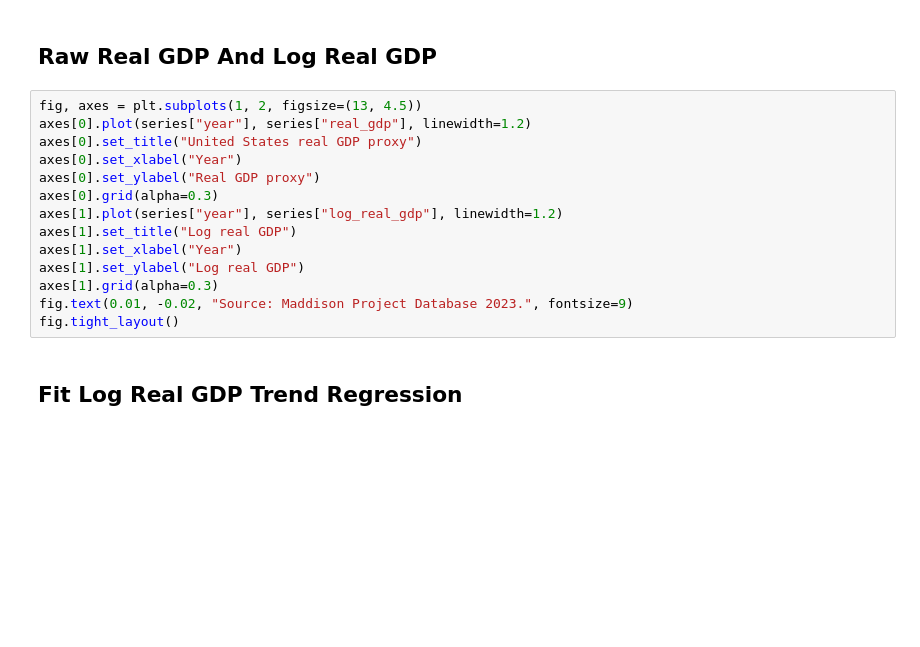
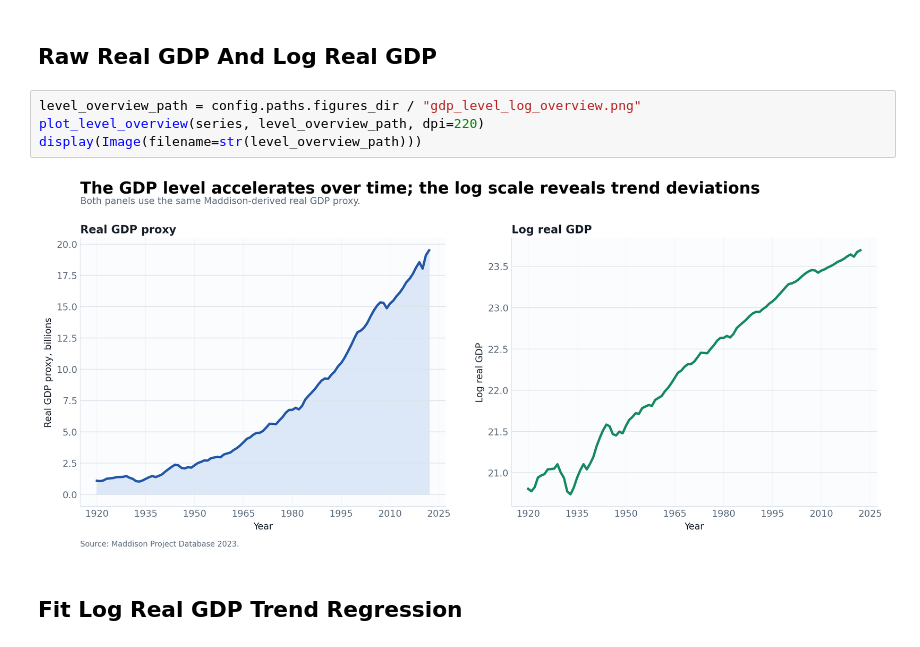
Before and after one commit to DiogoRibeiro7/us-gdp-regime-1920, a Jupyter notebook: notebooks/02_regression_piecewise_regimes.ipynb, the cells around one changed output. Saved outputs shown, nothing was run; the diff lists cells and outputs as text; blank space fills up the shorter version.

```diff
--- a/notebooks/02_regression_piecewise_regimes.ipynb
+++ b/notebooks/02_regression_piecewise_regimes.ipynb
@@ -49,19 +53,11 @@ series.head()
 # %% [markdown]
 ## Raw Real GDP And Log Real GDP
 # %%
-fig, axes = plt.subplots(1, 2, figsize=(13, 4.5))
-axes[0].plot(series["year"], series["real_gdp"], linewidth=1.2)
-axes[0].set_title("United States real GDP proxy")
-axes[0].set_xlabel("Year")
-axes[0].set_ylabel("Real GDP proxy")
-axes[0].grid(alpha=0.3)
-axes[1].plot(series["year"], series["log_real_gdp"], linewidth=1.2)
-axes[1].set_title("Log real GDP")
-axes[1].set_xlabel("Year")
-axes[1].set_ylabel("Log real GDP")
-axes[1].grid(alpha=0.3)
-fig.text(0.01, -0.02, "Source: Maddison Project Database 2023.", fontsize=9)
-fig.tight_layout()
+level_overview_path = config.paths.figures_dir / "gdp_level_log_overview.png"
+plot_level_overview(series, level_overview_path, dpi=220)
+display(Image(filename=str(level_overview_path)))
+# %% [output]
+[figure, added]
 # %% [markdown]
 ## Fit Log Real GDP Trend Regression
 # %%
```
Also changed, not shown: parts of 4 cells of this notebook, 6 other files.
